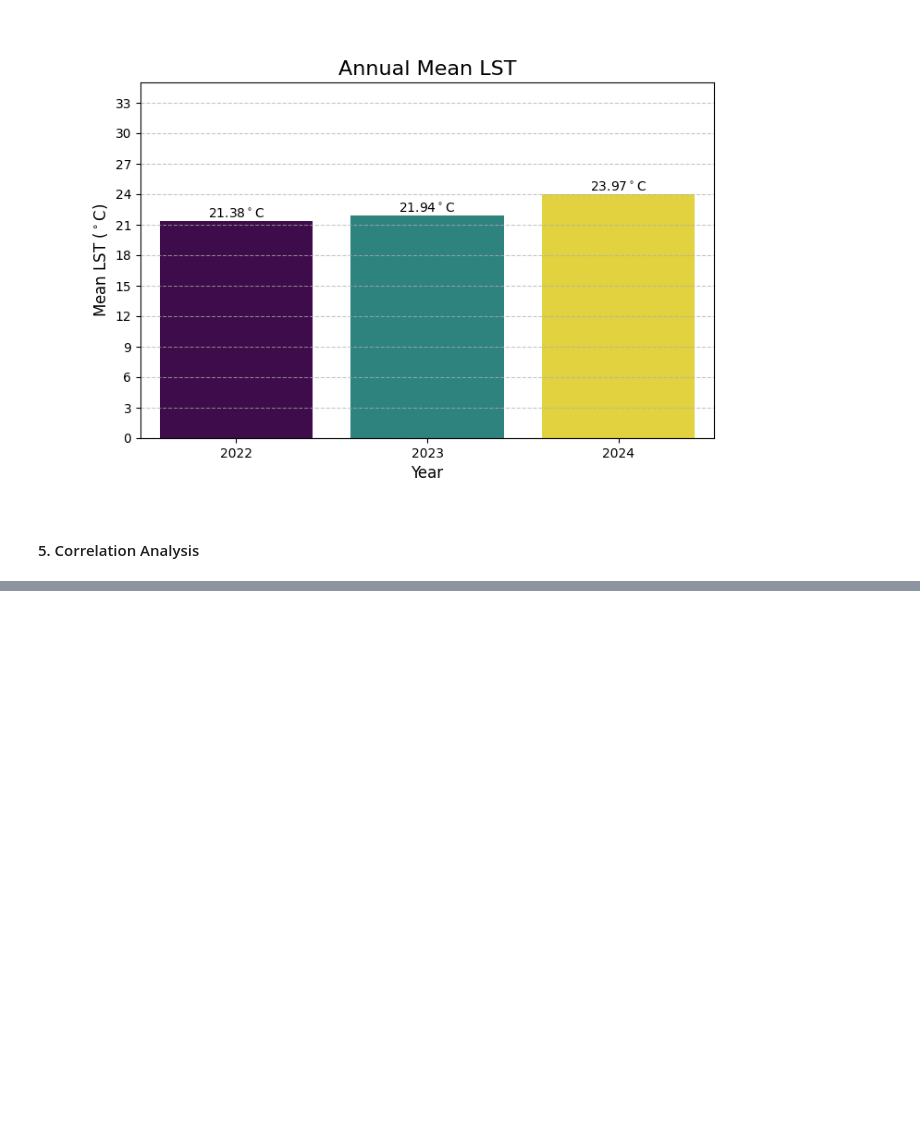
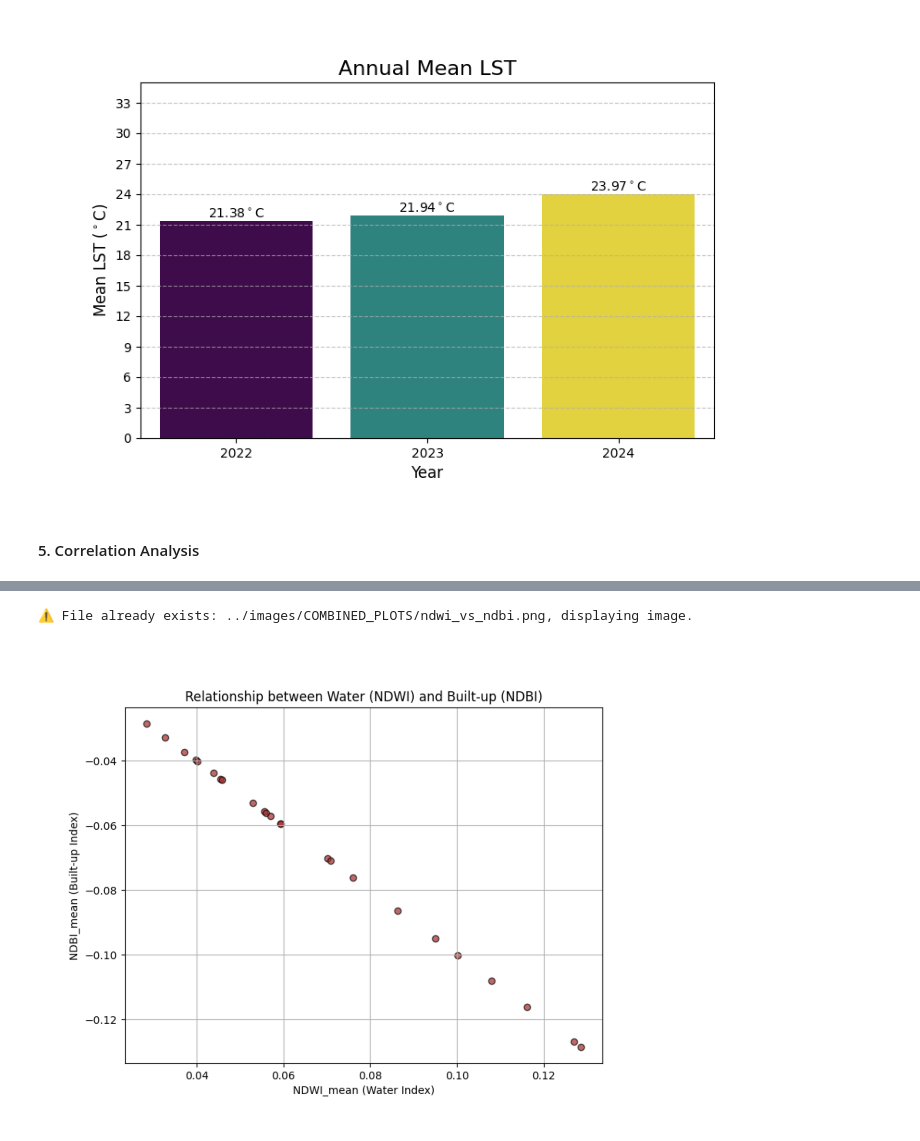
Before and after one commit to SiddhuShkya/Mach24-Orbital-Project, a Jupyter notebook: notebooks/Data-Visualization.ipynb, the cells around one changed output, grey strips where cells are left out. Cells and saved outputs as stored; diff of their text form; code cells hidden in the pictures; blank space fills up the shorter version.

```diff
--- a/notebooks/Data-Visualization.ipynb
+++ b/notebooks/Data-Visualization.ipynb
@@ -1072,3 +1118,24 @@ YEARLY_CORRELATION_MATRIX=os.path.join(COMBINED_IMAGE_PARENT, "yearly_corr.png")
+# %%
+if not os.path.exists(NDWI_VS_NDBI):
+    plt.figure(figsize=(8, 6))
+    plt.scatter(df["NDWI_mean"], df["NDBI_mean"], c="brown", alpha=0.7, edgecolor="k")
+    plt.title("Relationship between Water (NDWI) and Built-up (NDBI)")
+    plt.xlabel("NDWI_mean (Water Index)")
+    plt.ylabel("NDBI_mean (Built-up Index)")
+    plt.grid(True)
+    plt.savefig(NDWI_VS_NDBI)
+    print(f"Saved: {NDWI_VS_NDBI}")
+    plt.show()
+else:
+    img = imread(NDWI_VS_NDBI)
+    plt.figure(figsize=(8, 6))
+    plt.axis("off")
+    plt.imshow(img)
+    plt.axis("off")
+    print(f"⚠️ File already exists: {NDWI_VS_NDBI}, displaying image.")
+# %% [output]
+⚠️ File already exists: ../images/COMBINED_PLOTS/ndwi_vs_ndbi.png, displaying image.
+[figure, added]
 # %%
 # IF-ELSE: check if image already exists
 if os.path.exists(CORRELATION_MATRIX):
```
Also changed, not shown: parts of 7 cells of this notebook, 4 other files.
